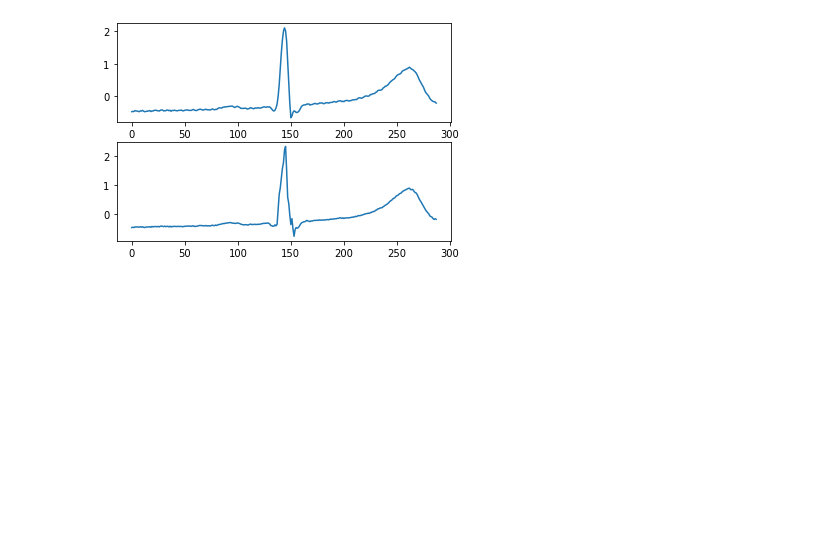
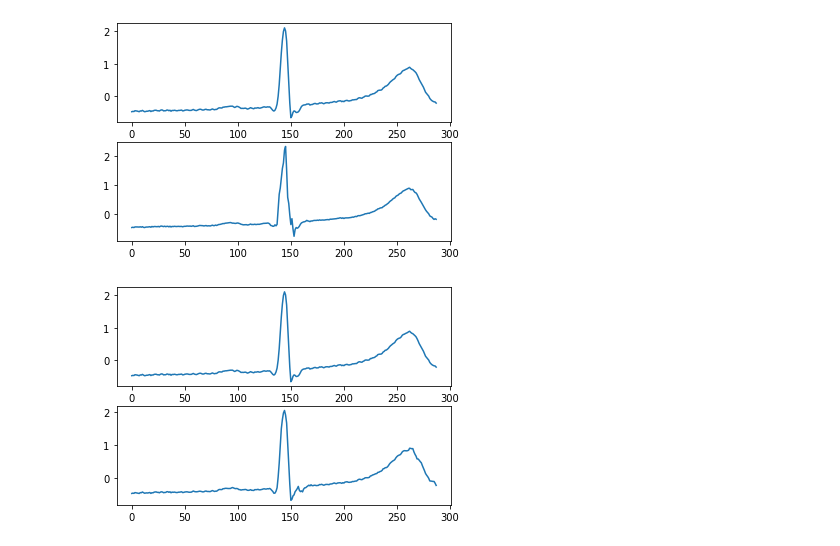
Before and after one commit to sbscsue/ecg_data_wfdb, a Jupyter notebook: example/wt.ipynb, the cells around one changed output. Cells and saved outputs as stored; diff of their text form; code cells hidden in the pictures; blank space fills up the shorter version.

```diff
--- a/example/wt.ipynb
+++ b/example/wt.ipynb
@@ -168,3 +168,7 @@ def test(data,level):
 t=test(ecg['record'],3)
 # %% [output]
 [figure]
+# %%
+t3 = test(ecg['record'],2)
+# %% [output]
+[figure, added]
```
Also changed, not shown: parts of 1 cell of this notebook, 5 other files.
